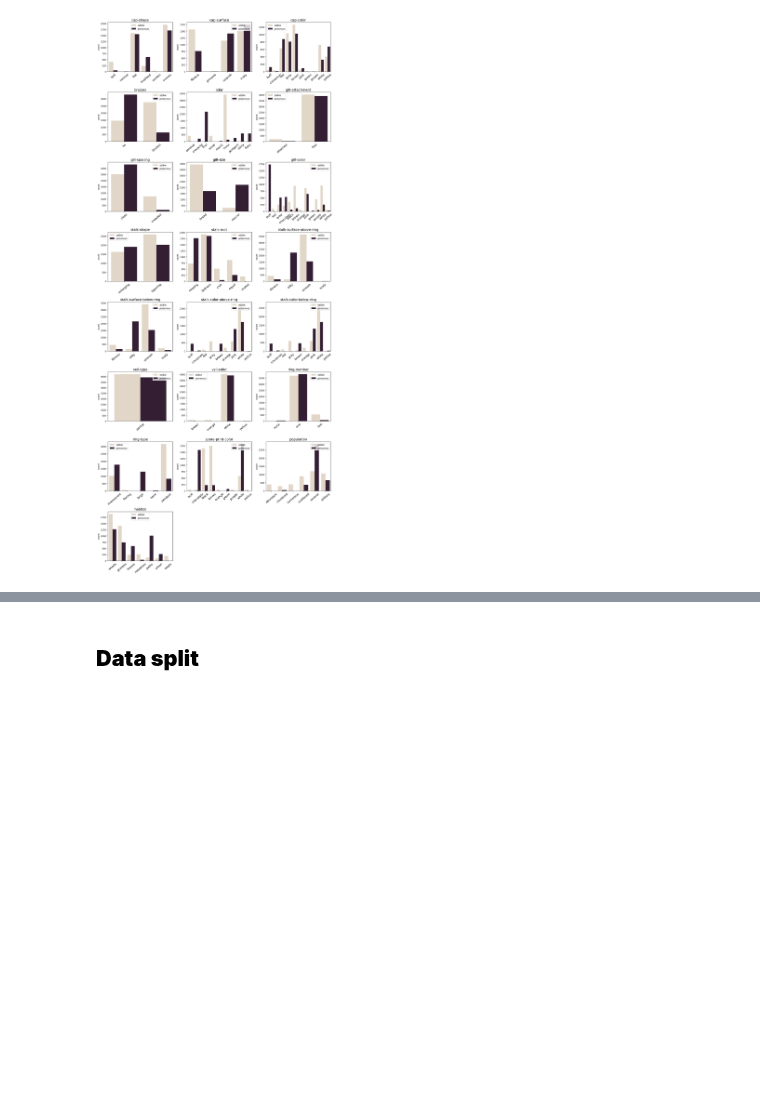
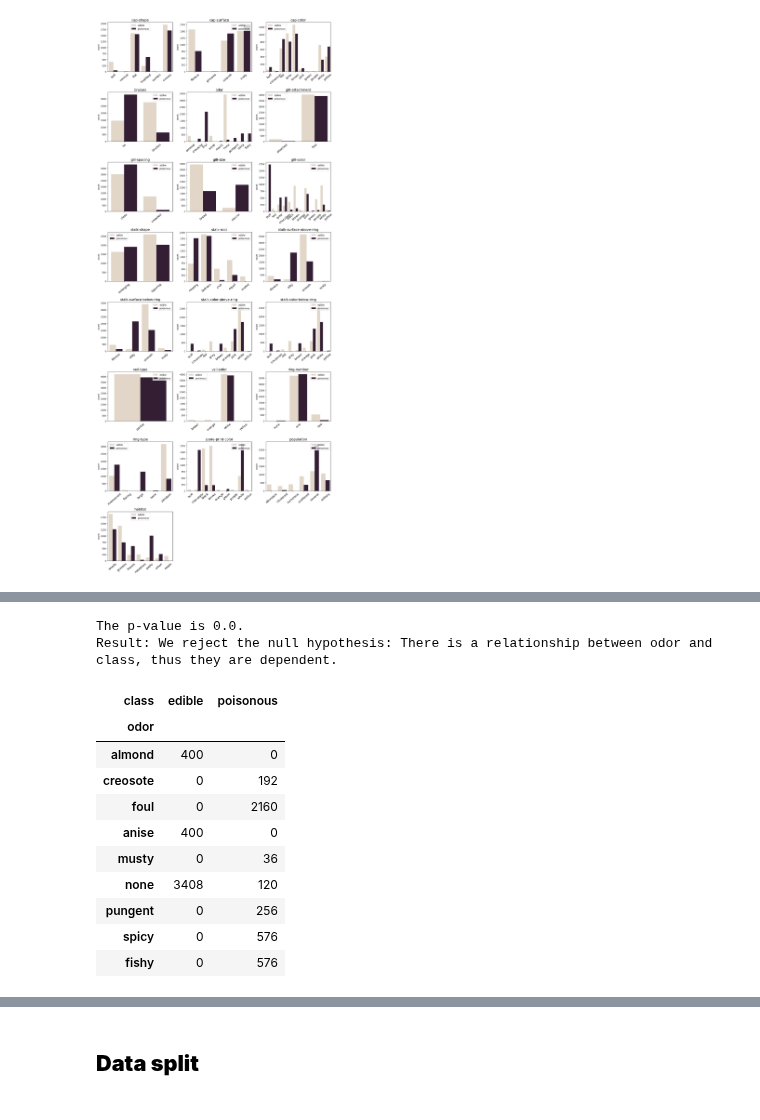
Before and after one commit to petr-ngn/Data_X_2022, a Jupyter notebook: notebooks/final_notebook_aux_functions_imported.ipynb, the cells around one changed output, grey strips where cells are left out. Saved outputs shown, nothing was run; the diff lists cells and outputs as text; code cells hidden in the pictures; blank space fills up the shorter version.

```diff
--- a/notebooks/final_notebook_aux_functions_imported.ipynb
+++ b/notebooks/final_notebook_aux_functions_imported.ipynb
@@ -240,0 +248,16 @@ aux.feat_dist_plot(data_mapped, conditional = True)
+# %%
+aux.dependency_analysis(data_mapped, 'odor')
+# %% [output]
+The p-value is 0.0.
+Result: We reject the null hypothesis: There is a relationship between odor and class, thus they are dependent.
+| class | edible | poisonous |
+| odor |  |  |
+| almond | 400 | 0 |
+| creosote | 0 | 192 |
+| foul | 0 | 2160 |
+| anise | 400 | 0 |
+| musty | 0 | 36 |
+| none | 3408 | 120 |
+| pungent | 0 | 256 |
+| spicy | 0 | 576 |
+| fishy | 0 | 576 |
```
Also changed, not shown: parts of 13 cells of this notebook.
